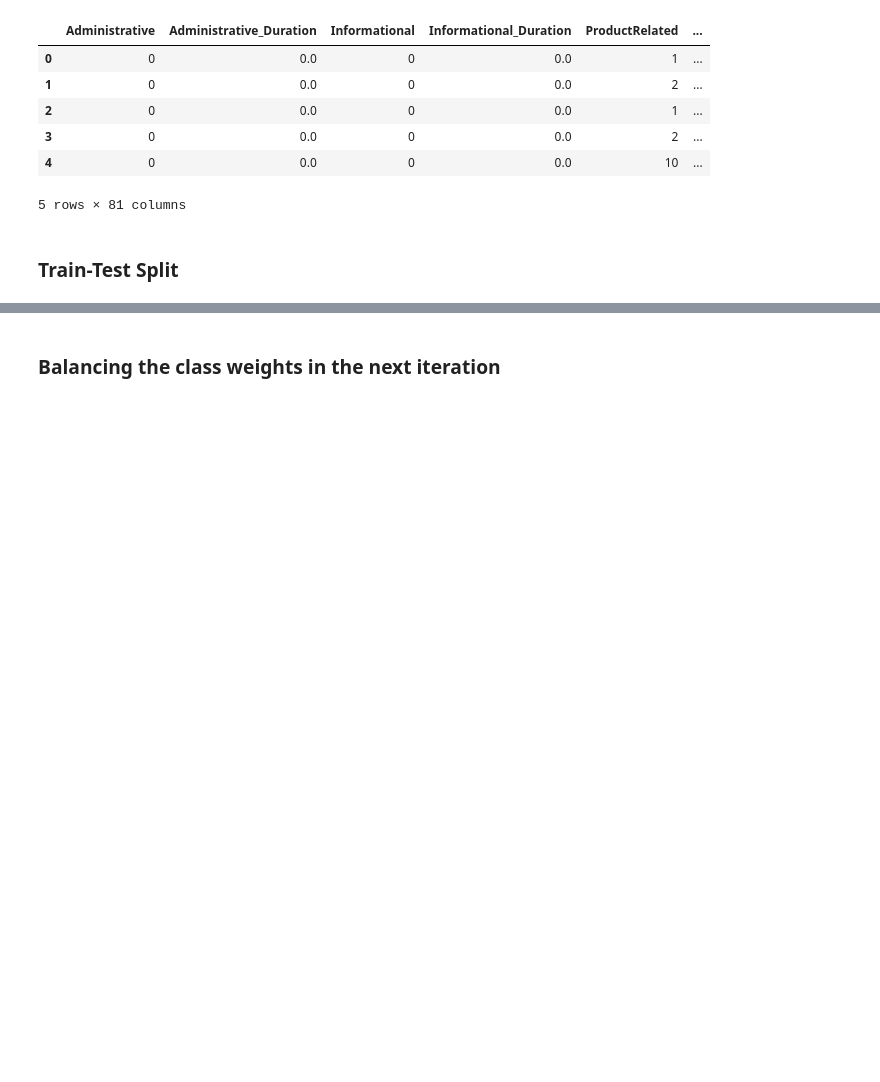
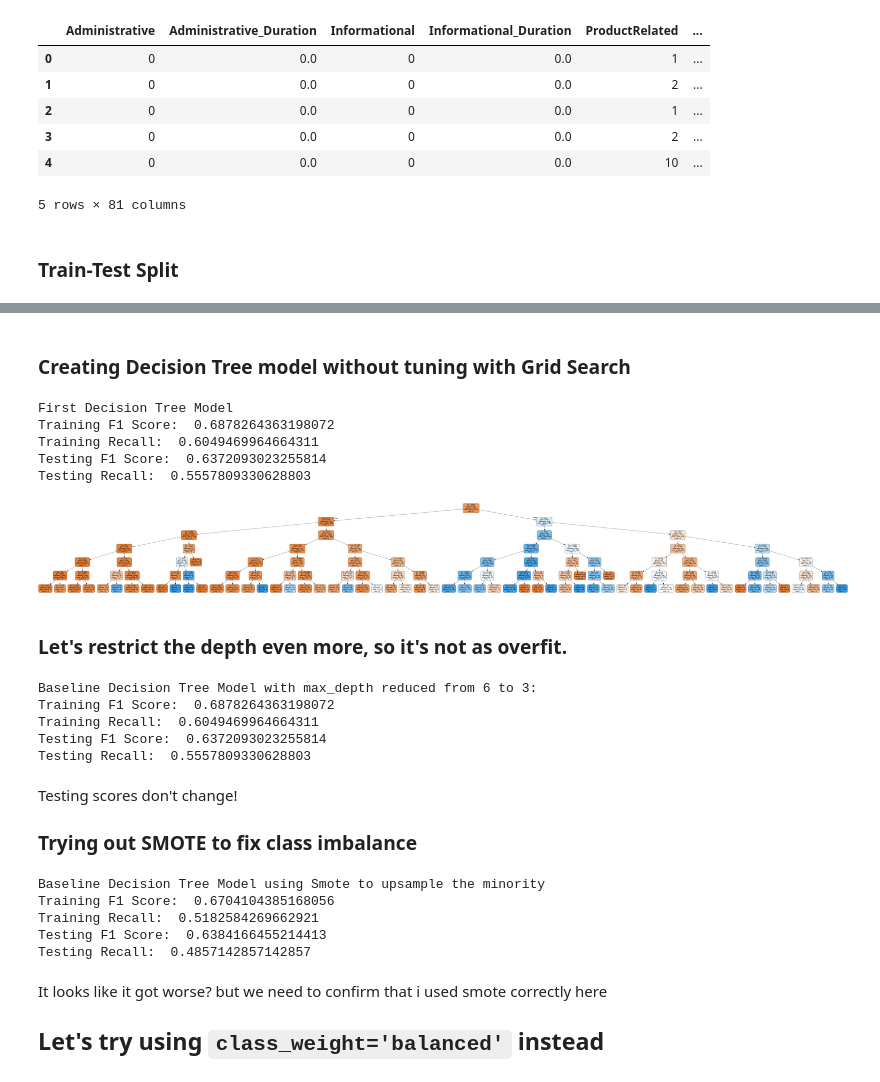
Before and after one commit to jefelito/ecommerce_purchases, a Jupyter notebook: d_tree_model.ipynb, the cells around one changed output, grey strips where cells are left out. Saved outputs shown, nothing was run; the diff lists cells and outputs as text; code cells hidden in the pictures; blank space fills up the shorter version.

Commit message:
working on dt models and filled README

```diff
--- a/d_tree_model.ipynb
+++ b/d_tree_model.ipynb
@@ -97,6 +130,7 @@ Testing Recall:  0.5943204868154158
 # %%
-scaler = StandardScaler()
-scaler.fit(X_train)
+# # adding scaler
+# scaler = StandardScaler()
+# scaler.fit(X_train)
 
-X_train = scaler.transform(X_train)
-X_test = scaler.transform(X_test)
+# X_train = scaler.transform(X_train)
+# X_test = scaler.transform(X_test)
@@ -105,2 +137,5 @@ X_test = scaler.transform(X_test)
-# %% [markdown]
-### Balancing the class weights in the next iteration
+# %% [markdown]
+### Creating Decision Tree model without tuning with Grid Search
+# %%
+first_tree = DecisionTreeClassifier(random_state=3, criterion='gini', max_depth=6)
+first_tree = first_tree.fit(X_train, y_train)
@@ -106,0 +147,31 @@ X_test = scaler.transform(X_test)
+# %%
+print('First Decision Tree Model')
+print("Training F1 Score: ", metrics.f1_score(y_train, first_tree_y_pred_train))
+print("Training Recall: ", metrics.recall_score(y_train, first_tree_y_pred_train))
+
+print("Testing F1 Score: ", metrics.f1_score(y_test, first_tree_y_pred_test))
+print("Testing Recall: ", metrics.recall_score(y_test, first_tree_y_pred_test))
+# %% [output]
+First Decision Tree Model
+Training F1 Score:  0.6878264363198072
+Training Recall:  0.6049469964664311
+Testing F1 Score:  0.6372093023255814
+Testing Recall:  0.5557809330628803
+# %%
+# Visualizing this Decision Tree
+from sklearn.tree import export_graphviz
+from six import StringIO
+from IPython.display import Image
+import pydotplus
+
+dot_data = StringIO()
+export_graphviz(first_tree, out_file=dot_data,
+                filled=True, rounded=True,
+                special_characters=True, class_names=['0','1'])
+graph = pydotplus.graph_from_dot_data(dot_data.getvalue())
+graph.write_png('visualizations/first_tree_depth6.png')
+Image(graph.create_png())
+# %% [output]
+[figure, added]
+# %% [markdown]
+### Let's restrict the depth even more, so it's not as overfit.
@@ -106,0 +187,16 @@ X_test = scaler.transform(X_test)
+# %%
+print('Baseline Decision Tree Model with max_depth reduced from 6 to 3:')
+print("Training F1 Score: ", metrics.f1_score(y_train, second_tree_y_pred_train))
+print("Training Recall: ", metrics.recall_score(y_train, second_tree_y_pred_train))
+
+print("Testing F1 Score: ", metrics.f1_score(y_test, second_tree_y_pred_test))
+print("Testing Recall: ", metrics.recall_score(y_test, second_tree_y_pred_test))
+# %% [output]
+Baseline Decision Tree Model with max_depth reduced from 6 to 3:
+Training F1 Score:  0.6878264363198072
+Training Recall:  0.6049469964664311
+Testing F1 Score:  0.6372093023255814
+Testing Recall:  0.5557809330628803
+# %% [markdown]
+Testing scores don't change!
+### Trying out SMOTE to fix class imbalance
@@ -106,0 +216,16 @@ X_test = scaler.transform(X_test)
+# %%
+print('Baseline Decision Tree Model using Smote to upsample the minority')
+print("Training F1 Score: ", metrics.f1_score(smote_y_train, smote_tree_y_pred_train))
+print("Training Recall: ", metrics.recall_score(smote_y_train, smote_tree_y_pred_train))
+
+print("Testing F1 Score: ", metrics.f1_score(smote_y_test, smote_tree_y_pred_test))
+print("Testing Recall: ", metrics.recall_score(smote_y_test, smote_tree_y_pred_test))
+# %% [output]
+Baseline Decision Tree Model using Smote to upsample the minority
+Training F1 Score:  0.6704104385168056
+Training Recall:  0.5182584269662921
+Testing F1 Score:  0.6384166455214413
+Testing Recall:  0.4857142857142857
+# %% [markdown]
+It looks like it got worse? but we need to confirm that i used smote correctly here
+## Let's try using `class_weight='balanced'` instead
```
Also changed, not shown: parts of 56 cells of this notebook, 6 other files.
